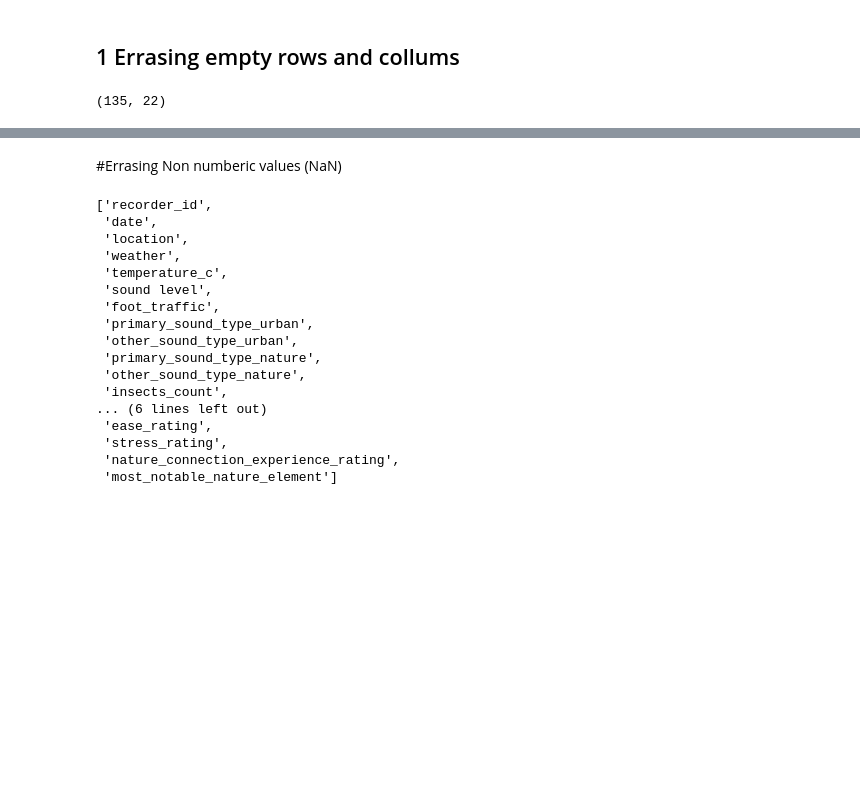
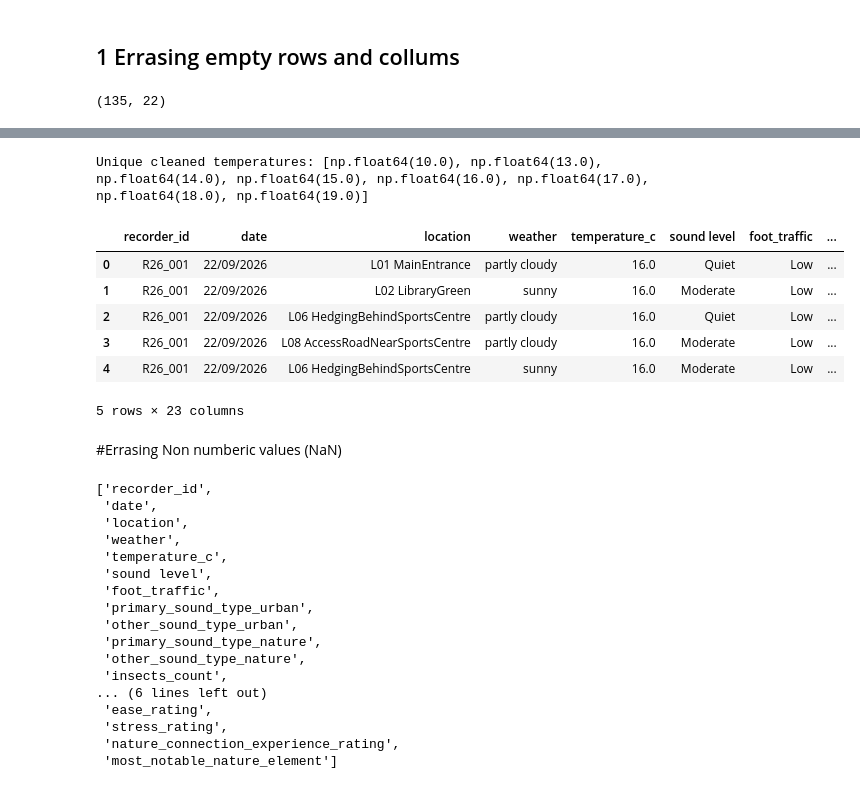
Before and after one commit to jose2049/ml-project-colab, a Jupyter notebook: CampusDataSet.ipynb, the cells around one changed output, grey strips where cells are left out. Drawn from its saved outputs; the diff is of its cells as text; code cells hidden in the pictures; blank space fills up the shorter version.

```diff
--- a/CampusDataSet.ipynb
+++ b/CampusDataSet.ipynb
@@ -55,3 +37,29 @@ df
+# %%
+# 1. Strip non-numeric characters (except for strings like 'none' which we temporarily convert to NaN)
+temp_raw = df["temperature_c"].astype(str).str.replace(r"[^0-9.]", "", regex=True)
+temp_numeric = pd.to_numeric(temp_raw, errors='coerce')
+
+# 2. Correct decimal scaling issues (e.g., converting 165 back to 16.5)
+temp_numeric = temp_numeric.apply(lambda x: x / 10 if x > 60 else x)
+
+# 3. Round up to the nearest integer
+temp_rounded = np.ceil(temp_numeric)
+
+# 4. Save back to the DataFrame and handle missing values as 'none'
+df["temperature_c"] = temp_rounded.fillna('none')
+
+# Display the unique sorted values and the DataFrame to verify
+print("Unique cleaned temperatures:", sorted(df['temperature_c'].unique(), key=lambda x: (isinstance(x, str), x)))
+display(df.head())
+# %% [output]
+Unique cleaned temperatures: [np.float64(10.0), np.float64(13.0), np.float64(14.0), np.float64(15.0), np.float64(16.0), np.float64(17.0), np.float64(18.0), np.float64(19.0)]
+|  | recorder_id | date | location | weather | temperature_c | sound level | foot_traffic | ... |
+| 0 | R26_001 | 22/09/2026 | L01 MainEntrance | partly cloudy | 16.0 | Quiet | Low | ... |
+| 1 | R26_001 | 22/09/2026 | L02 LibraryGreen | sunny | 16.0 | Moderate | Low | ... |
+| 2 | R26_001 | 22/09/2026 | L06 HedgingBehindSportsCentre | partly cloudy | 16.0 | Quiet | Low | ... |
+| 3 | R26_001 | 22/09/2026 | L08 AccessRoadNearSportsCentre | partly cloudy | 16.0 | Moderate | Low | ... |
+| 4 | R26_001 | 22/09/2026 | L06 HedgingBehindSportsCentre | sunny | 16.0 | Moderate | Low | ... |
+5 rows × 23 columns
 # %% [markdown]
 #Errasing Non numberic values (NaN)
 # %%
```
Also changed, not shown: parts of 15 cells of this notebook.
